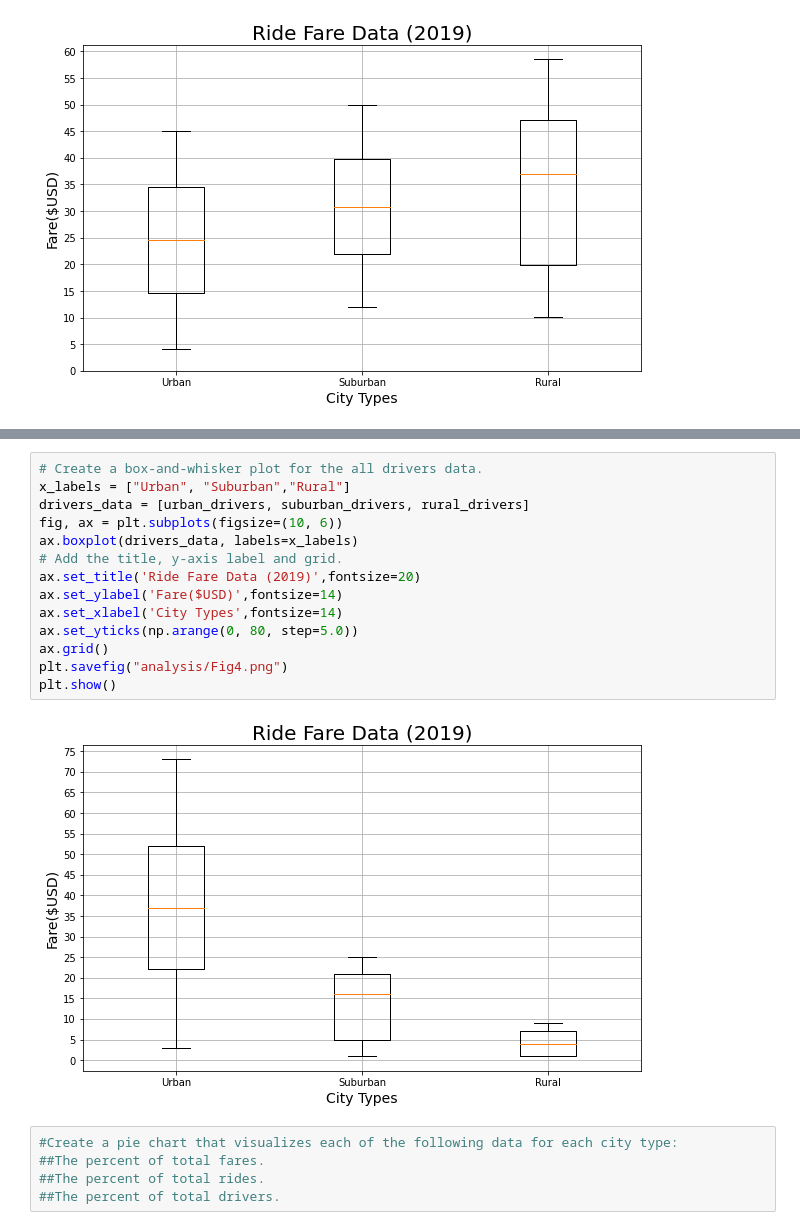
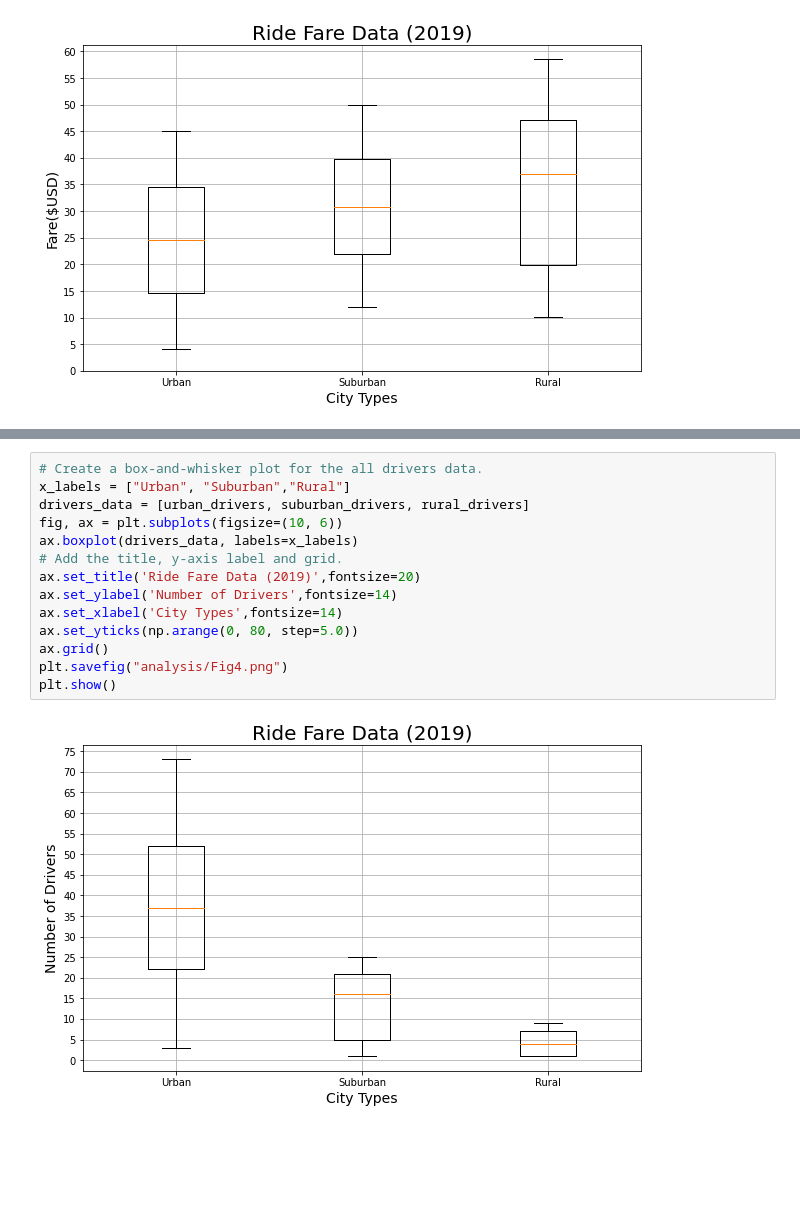
Before and after one commit to luisnewmanh/PyBer_Analysis, a Jupyter notebook: PyBer.ipynb, the cells around one changed output, grey strips where cells are left out. Saved outputs shown, nothing was run; the diff lists cells and outputs as text; blank space fills up the shorter version.

```diff
--- a/PyBer.ipynb
+++ b/PyBer.ipynb
@@ -744,21 +744,16 @@ Name: driver_count, dtype: float64
 # %%
 # Create a box-and-whisker plot for the all drivers data.
 x_labels = ["Urban", "Suburban","Rural"]
 drivers_data = [urban_drivers, suburban_drivers, rural_drivers]
 fig, ax = plt.subplots(figsize=(10, 6))
 ax.boxplot(drivers_data, labels=x_labels)
 # Add the title, y-axis label and grid.
 ax.set_title('Ride Fare Data (2019)',fontsize=20)
-ax.set_ylabel('Fare($USD)',fontsize=14)
+ax.set_ylabel('Number of Drivers',fontsize=14)
 ax.set_xlabel('City Types',fontsize=14)
 ax.set_yticks(np.arange(0, 80, step=5.0))
 ax.grid()
 plt.savefig("analysis/Fig4.png")
 plt.show()
 # %% [output]
-[figure, old version]
+[figure, new version]
-# %%
-#Create a pie chart that visualizes each of the following data for each city type:
-##The percent of total fares.
-##The percent of total rides.
-##The percent of total drivers.
```
Also changed, not shown: parts of 7 cells of this notebook, 2 other files.
